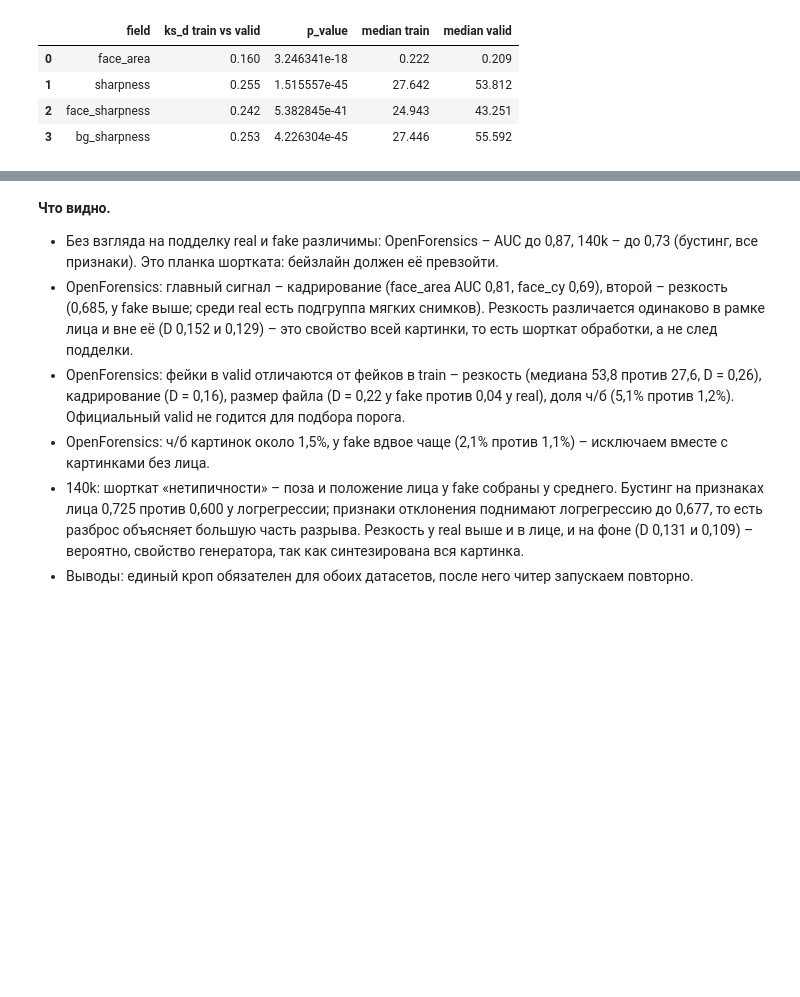
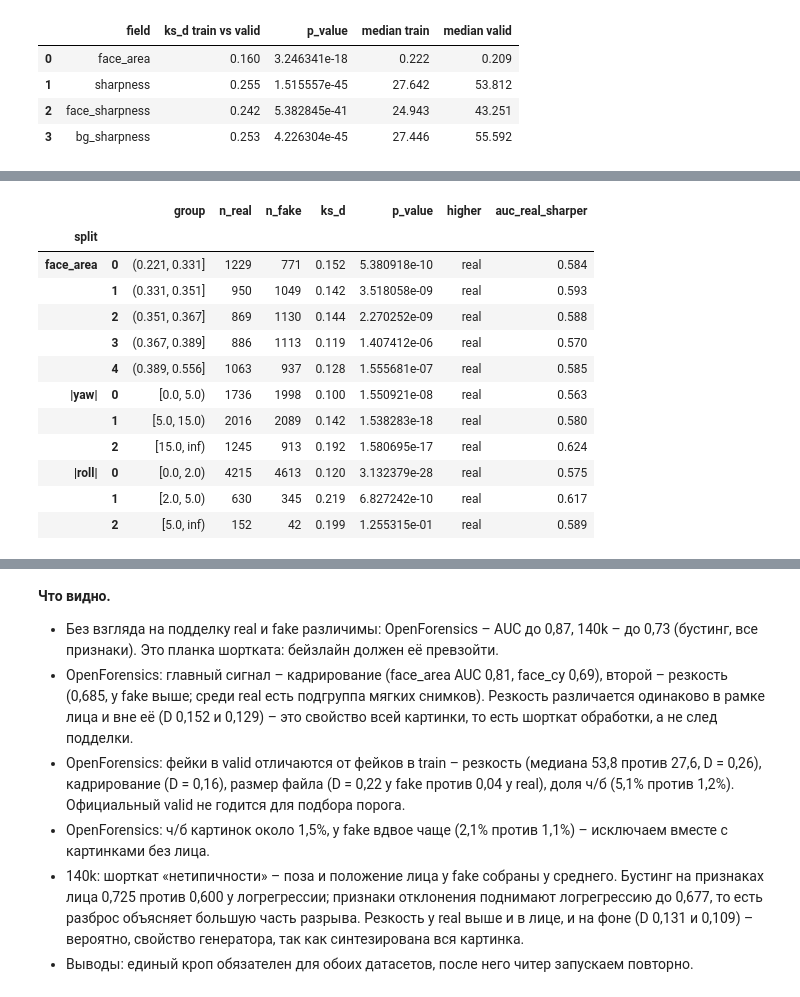
Before and after one commit to ayazvaliev/35-Deepfake-image-detection-project-HSE-26, a Jupyter notebook: notebooks/eda_140k.ipynb, the cells around one changed output, grey strips where cells are left out. Cells and saved outputs as stored; diff of their text form; code cells hidden in the pictures; blank space fills up the shorter version.

```diff
--- a/notebooks/eda_140k.ipynb
+++ b/notebooks/eda_140k.ipynb
@@ -645,0 +676,16 @@ pd.DataFrame(rows)
+# %%
+by_group["face_sharpness"]
+# %% [output]
+|  |  | group | n_real | n_fake | ks_d | p_value | higher | auc_real_sharper |
+| split |  |  |  |  |  |  |  |  |
+| face_area | 0 | (0.221, 0.331] | 1229 | 771 | 0.152 | 5.380918e-10 | real | 0.584 |
+|  | 1 | (0.331, 0.351] | 950 | 1049 | 0.142 | 3.518058e-09 | real | 0.593 |
+|  | 2 | (0.351, 0.367] | 869 | 1130 | 0.144 | 2.270252e-09 | real | 0.588 |
+|  | 3 | (0.367, 0.389] | 886 | 1113 | 0.119 | 1.407412e-06 | real | 0.570 |
+|  | 4 | (0.389, 0.556] | 1063 | 937 | 0.128 | 1.555681e-07 | real | 0.585 |
+| |yaw| | 0 | [0.0, 5.0) | 1736 | 1998 | 0.100 | 1.550921e-08 | real | 0.563 |
+|  | 1 | [5.0, 15.0) | 2016 | 2089 | 0.142 | 1.538283e-18 | real | 0.580 |
+|  | 2 | [15.0, inf) | 1245 | 913 | 0.192 | 1.580695e-17 | real | 0.624 |
+| |roll| | 0 | [0.0, 2.0) | 4215 | 4613 | 0.120 | 3.132379e-28 | real | 0.575 |
+|  | 1 | [2.0, 5.0) | 630 | 345 | 0.219 | 6.827242e-10 | real | 0.617 |
+|  | 2 | [5.0, inf) | 152 | 42 | 0.199 | 1.255315e-01 | real | 0.589 |
```
Also changed, not shown: parts of 4 cells of this notebook, 1 other file.
